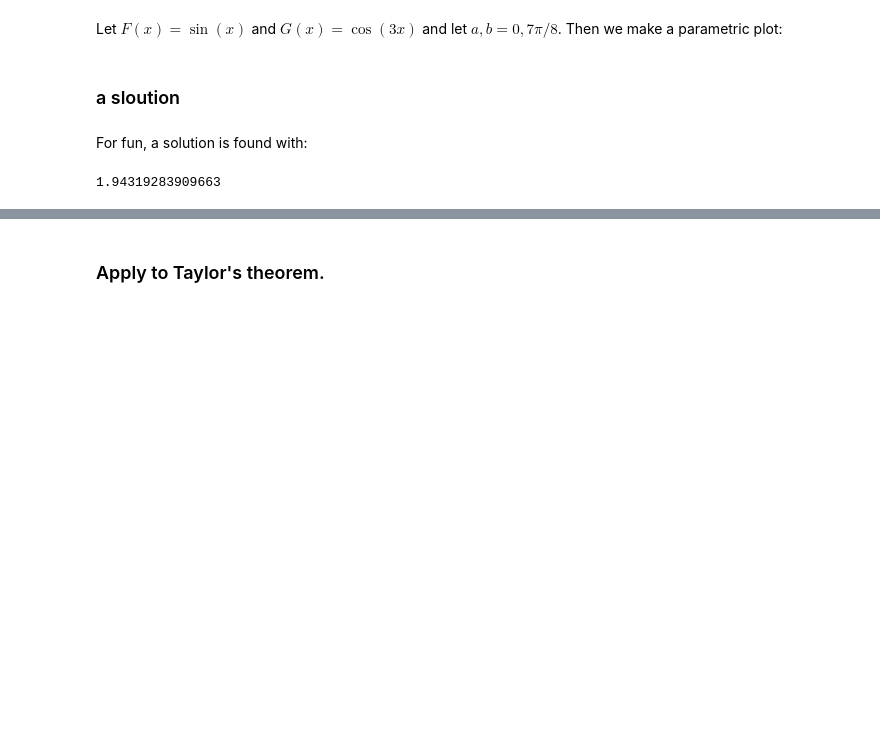
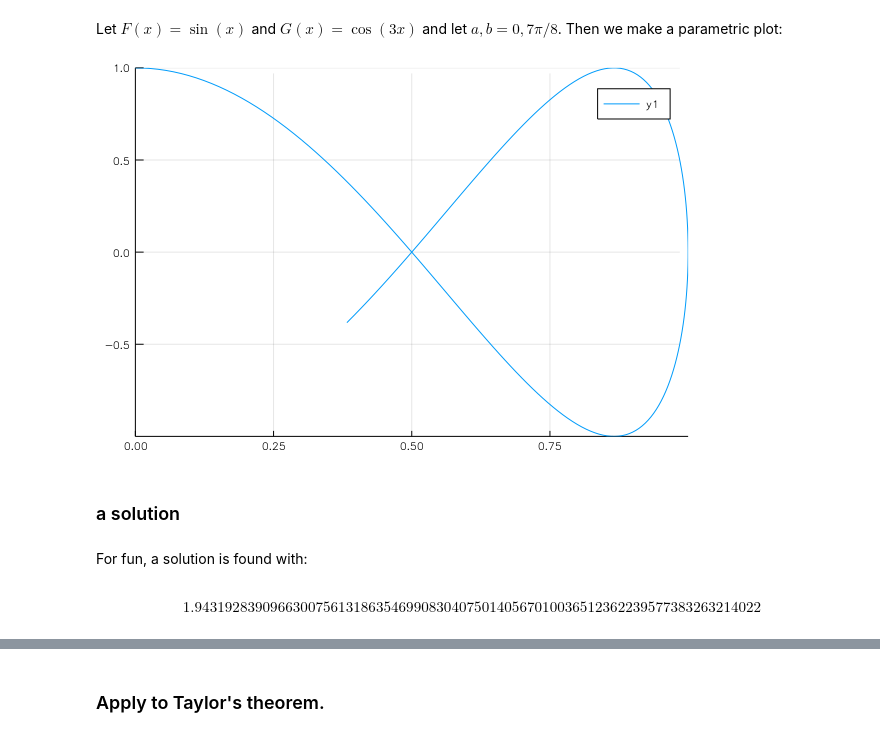
Before and after one commit to csimth335/MTH335, a Jupyter notebook: Chapter1/taylor.ipynb, the cells around one changed output, grey strips where cells are left out. Saved outputs shown, nothing was run; the diff lists cells and outputs as text; code cells hidden in the pictures; blank space fills up the shorter version.

```diff
--- a/Chapter1/taylor.ipynb
+++ b/Chapter1/taylor.ipynb
@@ -148,11 +205,18 @@ plot(layer(x = map(G,ts), y = map(F,ts), Geom.line(preserve_order=true)),
+# %%
+F(x) = sin(x); G(x) = cos(3x)
+a, b = 0, 7pi/8
+using Plots
+plot(F,G, a, b)
+# %% [output]
+[figure, added]
 # %% [markdown]
-<h3>a sloution</h3>
+<h3>a solution</h3>
 # %% [markdown]
 <p>For fun, a solution is found with:</p>
 # %%
 ψ = symbols("psi")
-Fp = diff(F(x),x) |> subs(x, ψ)
-Gp = diff(G(x),x) |> subs(x, ψ)
-nsolve((F(b)-F(a))*Gp - (G(b)-G(a))*Fp, pi/2)
+Fp = diff(F(x),x)(x => ψ)
+Gp = diff(G(x),x)(x => ψ)
+xi = nsolve((F(b)-F(a))*Gp - (G(b)-G(a))*Fp, pi/2)
 # %% [output]
-1.94319283909663
+$$1.943192839096630075613186354699083040750140567010036512362239577383263214022$$
```
Also changed, not shown: parts of 49 cells of this notebook, 41 other files.
